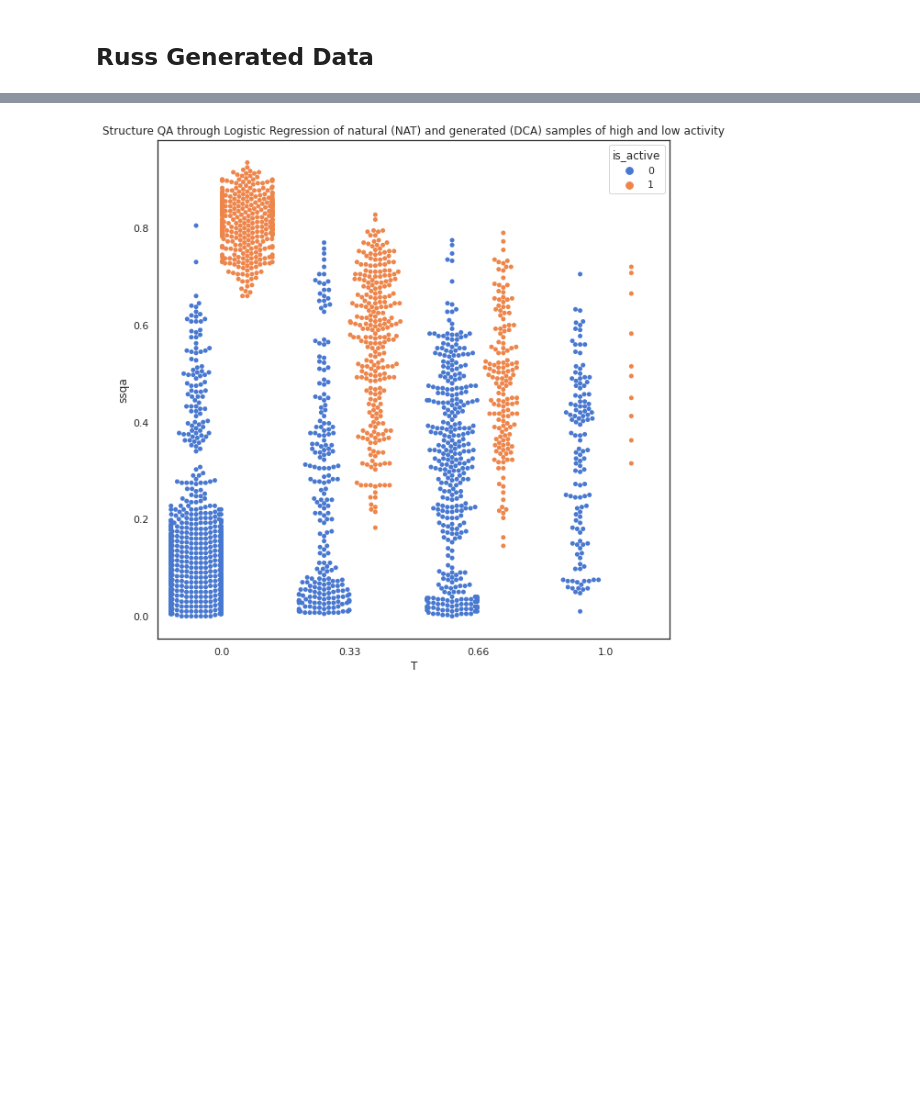
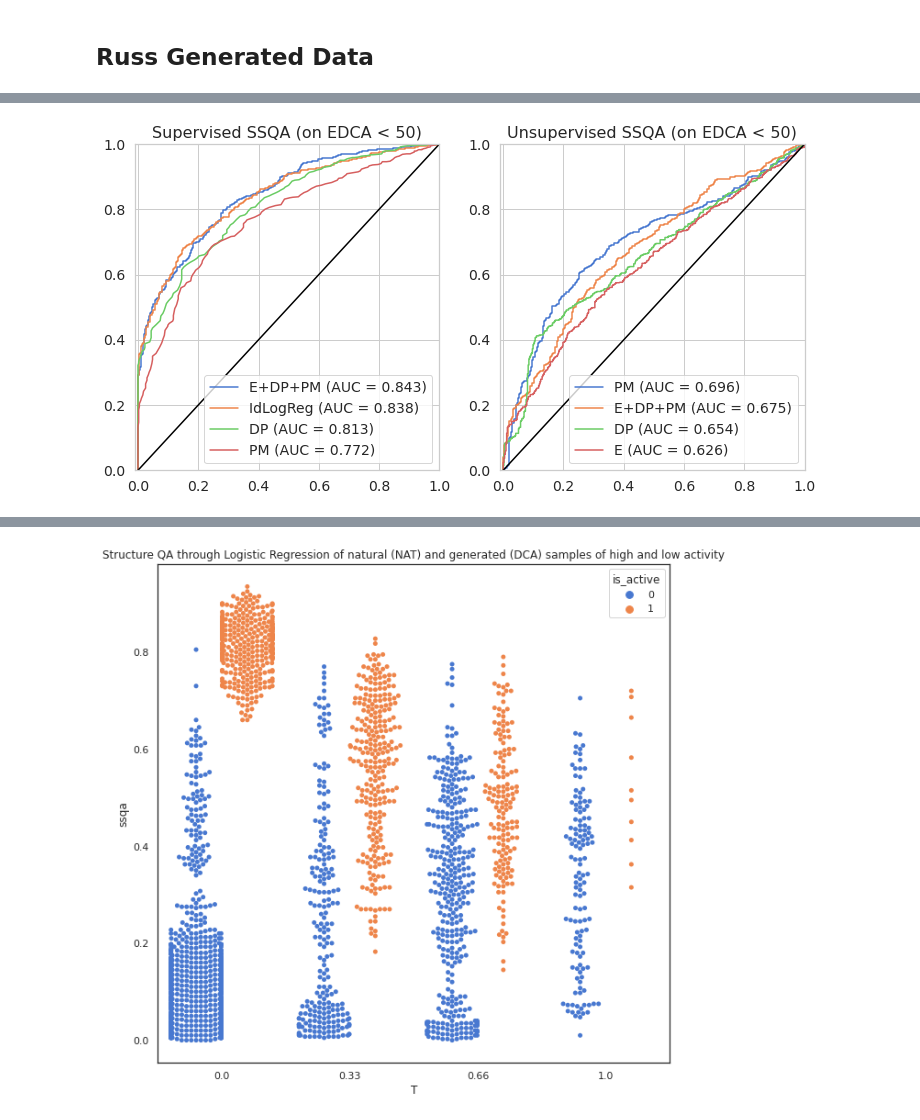
Before and after one commit to CyrilMa/ssqa, a Jupyter notebook: notebooks/ChorismateMutases_Russ2020.ipynb, the cells around one changed output, grey strips where cells are left out. Drawn from its saved outputs; the diff is of its cells as text; code cells hidden in the pictures; blank space fills up the shorter version.

```diff
--- a/notebooks/ChorismateMutases_Russ2020.ipynb
+++ b/notebooks/ChorismateMutases_Russ2020.ipynb
@@ -179,7 +197,7 @@ df["ssqa_sup"] = (0.5*pmsup + dpsup)/1.5
 # %% [markdown]
 ## Russ Generated Data
 # %%
-from sklearn.metrics import roc_curve, auc, confusion_matrix, precision_recall_fscore_support
+from sklearn.metrics import *
 from sklearn.metrics._plot.confusion_matrix import ConfusionMatrixDisplay
 from sklearn.preprocessing import StandardScaler, MinMaxScaler
 from sklearn.model_selection import KFold
@@ -198,18 +216,12 @@ def best_temperature(X, y):
     clf = LogisticRegression()
     Xunsup = clf.fit(torch.cat([edca[:,None],m1[:,None],m2[:,None]],1),y)
     a,b,c = clf.coef_[0][0], clf.coef_[0][1], clf.coef_[0][2]
-    if a < 0:
-        Wunsup = 0,-b/a,-c/a
-    else:
-        Wunsup = 1,b/a,c/a
+    Wunsup = a/(a+b+c),b/(a+b+c),c/(a+b+c)
+
     Xsup = clf.fit(torch.cat([edca[:,None],m3[:,None],m4[:,None]],1),y)
     a,b,c = clf.coef_[0][0], clf.coef_[0][1], clf.coef_[0][2]
-    if a < 0:
-        Wsup = 0,-b/a,-c/a
-    else:
-        Wsup = 1,b/a,c/a
+    Wsup = a/(a+b+c),b/(a+b+c),c/(a+b+c)
     return Wunsup, Wsup
-
 
 def compute_auc(y_true, y_pred):
     fpr, tpr, _ = roc_curve(y_true, y_pred)
@@ -283,46 +302,79 @@ unsup/E+DP+PM : 0.872
 # %%
-cond = (df.origin == "DCA") & ((df.is_active + df.is_inactive) > 0) & (df.edca > -25)
+cond = (df.origin == "DCA") & ((df.is_active + df.is_inactive) > 0) & (df.edca_below_50)
 y = torch.tensor(df["is_active"][cond].values)
-pred_dot = df["pred_dot"][cond]
-pred_matching = df["pred_matching"][cond]
-pred_dot_unsupervised = df["pred_dot_unsupervised"][cond]
-pred_matching_unsupervised = df["pred_matching_unsupervised"][cond]
-edca = torch.exp(torch.tensor(df["edca"][cond].values))
+dp_sup = df["dp_sup"][cond]
+pm_sup = df["pm_sup"][cond]
+dp_unsup = df["dp_unsup"][cond]
+pm_unsup = df["pm_unsup"][cond]
+edca = -torch.exp(-torch.tensor(df["edca"][cond].values))
+id1 = torch.tensor(df["ID to EcCM"][cond].values)
+id2 = torch.tensor(df["IdLogReg"][cond].values)
 
-m1 = torch.tensor(pred_dot_unsupervised.values)
-m2 = torch.tensor(pred_matching_unsupervised.values)
-m3 = torch.tensor(pred_dot.values)
-m4 = torch.tensor(pred_matching.values)
+m1 = torch.tensor(dp_unsup.values)
+m2 = torch.tensor(pm_unsup.values)
+m3 = torch.tensor(dp_sup.values)
+m4 = torch.tensor(pm_sup.values)
 
 (wu_e, wu_dp, wu_pm), (ws_e, ws_dp, ws_pm) = best_temperature([edca, m1, m2, m3, m4], y)
 
 legs = []
-plt.figure(figsize=(6,6))
+plt.figure(figsize=(12,6))
 
-fpr, tpr, _ = roc_curve(1-y, -edca)
+plt.subplot(121)
+fpr, tpr, _ = roc_curve(1-y, -(ws_e * edca  + ws_dp * m3 + ws_pm * m4))
 plt.plot(fpr, tpr)
-legs.append(f"EDCA (AUC = {auc(fpr, tpr):.3f})")
+legs.append(f"E+DP+PM (AUC = {auc(fpr, tpr):.3f})")
+
+fpr, tpr, _ = roc_curve(1-y, -id2)
+plt.plot(fpr, tpr)
+legs.append(f"IdLogReg (AUC = {auc(fpr, tpr):.3f})")
+
+
+fpr, tpr, _ = roc_curve(1-y, -m3)
+plt.plot(fpr, tpr)
+legs.append(f"DP (AUC = {auc(fpr, tpr):.3f})")
 
 fpr, tpr, _ = roc_curve(1-y, -m4)
 plt.plot(fpr, tpr)
 legs.append(f"PM (AUC = {auc(fpr, tpr):.3f})")
 
-fpr, tpr, _ = roc_curve(1-y, -m3)
+plt.legend(legs,fontsize=14)
+plt.title("Supervised SSQA (on EDCA < 50)", fontsize=16)
+plt.plot([0,1], [0,1], c="black")
+plt.xticks(fontsize=14)
+plt.yticks(fontsize=14)
+plt.xlim(-0.01,1)
+plt.ylim(0,1)
+
+legs= []
+
+plt.subplot(122)
+fpr, tpr, _ = roc_curve(1-y, -m2)
+plt.plot(fpr, tpr)
+legs.append(f"PM (AUC = {auc(fpr, tpr):.3f})")
+
+fpr, tpr, _ = roc_curve(1-y, -(ws_e * edca  + ws_dp * m1 + ws_pm * m2))
+plt.plot(fpr, tpr)
+legs.append(f"E+DP+PM (AUC = {auc(fpr, tpr):.3f})")
+
+fpr, tpr, _ = roc_curve(1-y, -m1)
 plt.plot(fpr, tpr)
 legs.append(f"DP (AUC = {auc(fpr, tpr):.3f})")
 
-fpr, tpr, _ = roc_curve(1-y, -(ws_e * edca  + ws_dp * m3 + ws_pm * m4))
+fpr, tpr, _ = roc_curve(1-y, -edca)
 plt.plot(fpr, tpr)
-legs.append(f"E+DP+PM (AUC = {auc(fpr, tpr):.3f})")
+legs.append(f"E (AUC = {auc(fpr, tpr):.3f})")
 
 plt.legend(legs,fontsize=14)
-#plt.title("Supervised SSQA on low energy samples (EDCA < 25)", fontsize=16)
+plt.title("Unsupervised SSQA (on EDCA < 50)", fontsize=16)
 plt.plot([0,1], [0,1], c="black")
 plt.xticks(fontsize=14)
 plt.yticks(fontsize=14)
-plt.xlim(0,1)
+plt.xlim(-0.01,1)
 plt.ylim(0,1)
 plt.show()
+# %% [output]
+[figure, added]
 # %%
 T1 = np.linspace(20, 20, 25)
 T2 = np.linspace(0.5, 0.5, 25)
```
Also changed, not shown: parts of 21 cells of this notebook, 10 other files.
